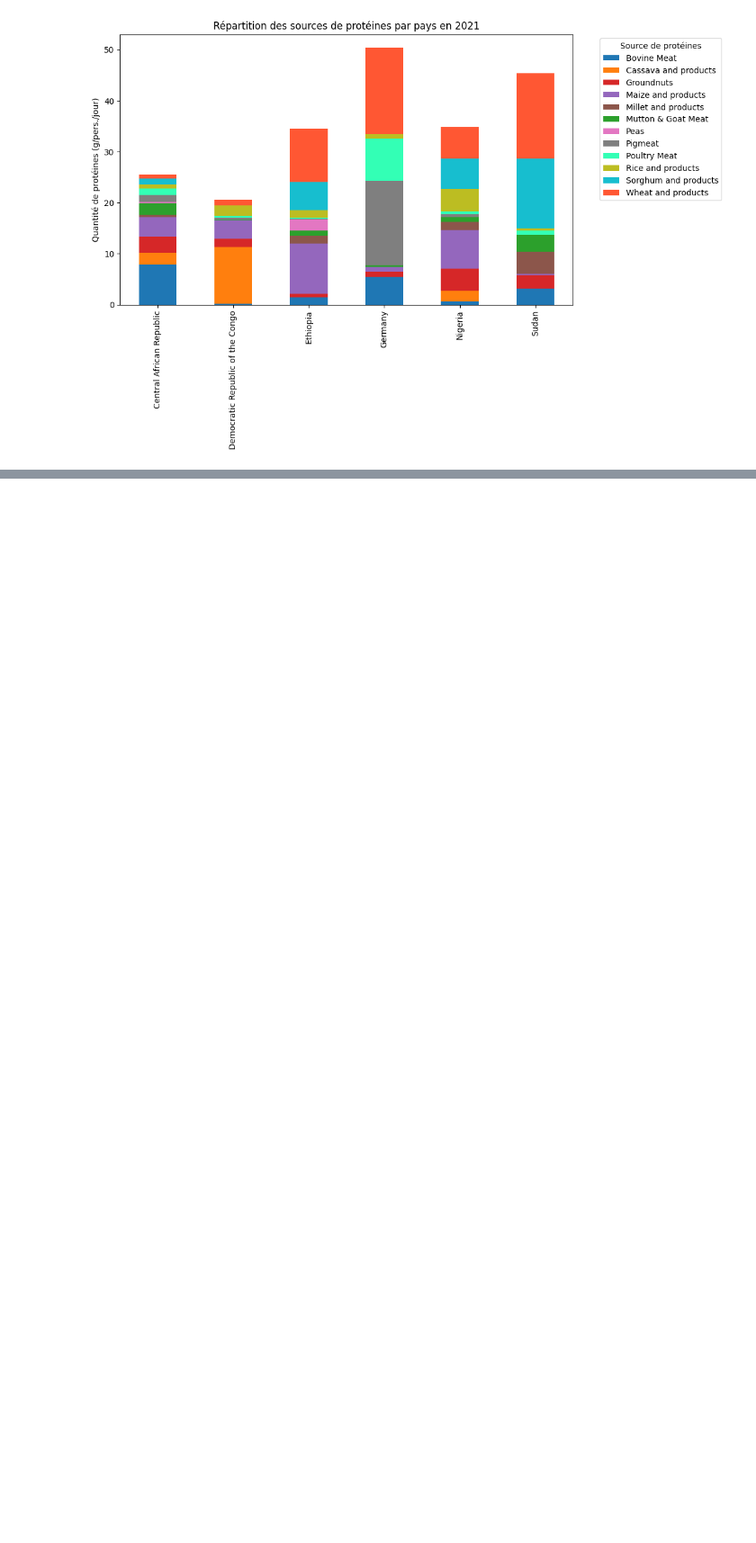
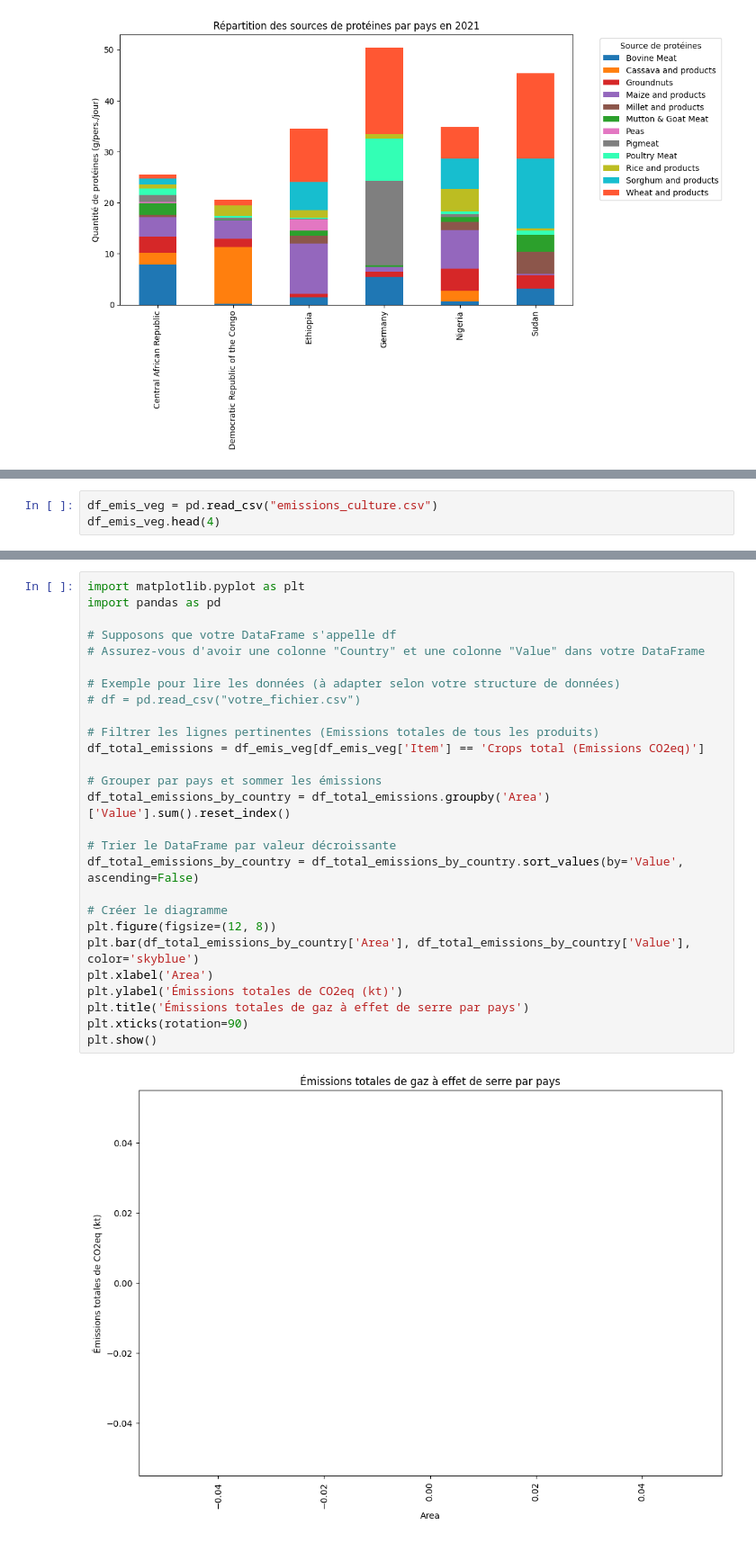
Before and after one commit to faridig/FAO_STAT, a Jupyter notebook: stats_17nov/heatmap.ipynb, the cells around one changed output, grey strips where cells are left out. Shown at 90% size. Drawn from its saved outputs; the diff is of its cells as text; blank space fills up the shorter version.

```diff
--- a/stats_17nov/heatmap.ipynb
+++ b/stats_17nov/heatmap.ipynb
@@ -123,0 +168,3 @@ plt.show()
+# %%
+df_emis_veg = pd.read_csv("emissions_culture.csv")
+df_emis_veg.head(4)
@@ -123,0 +175,29 @@ plt.show()
+# %%
+import matplotlib.pyplot as plt
+import pandas as pd
+
+# Supposons que votre DataFrame s'appelle df
+# Assurez-vous d'avoir une colonne "Country" et une colonne "Value" dans votre DataFrame
+
+# Exemple pour lire les données (à adapter selon votre structure de données)
+# df = pd.read_csv("votre_fichier.csv")
+
+# Filtrer les lignes pertinentes (Emissions totales de tous les produits)
+df_total_emissions = df_emis_veg[df_emis_veg['Item'] == 'Crops total (Emissions CO2eq)']
+
+# Grouper par pays et sommer les émissions
+df_total_emissions_by_country = df_total_emissions.groupby('Area')['Value'].sum().reset_index()
+
+# Trier le DataFrame par valeur décroissante
+df_total_emissions_by_country = df_total_emissions_by_country.sort_values(by='Value', ascending=False)
+
+# Créer le diagramme
+plt.figure(figsize=(12, 8))
+plt.bar(df_total_emissions_by_country['Area'], df_total_emissions_by_country['Value'], color='skyblue')
+plt.xlabel('Area')
+plt.ylabel('Émissions totales de CO2eq (kt)')
+plt.title('Émissions totales de gaz à effet de serre par pays')
+plt.xticks(rotation=90)
+plt.show()
+# %% [output]
+[figure, added]
```
Also changed, not shown: parts of 4 cells of this notebook, 3 other files.
